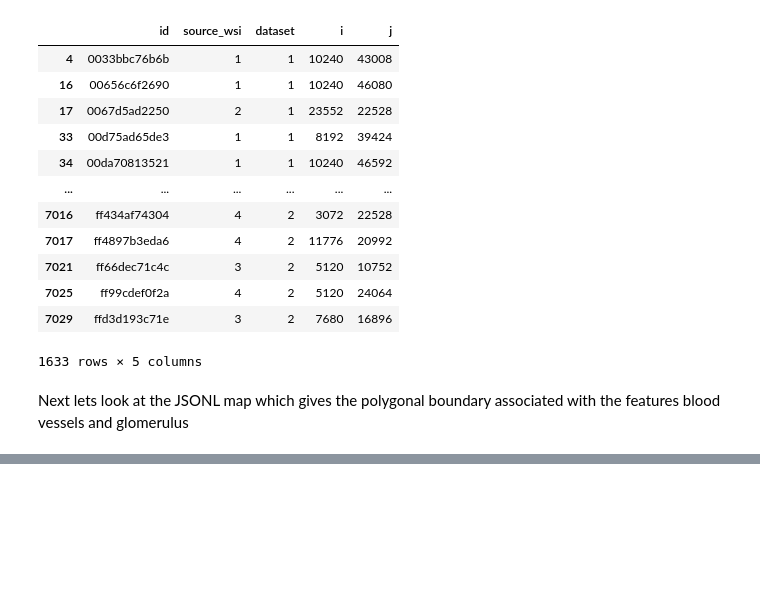
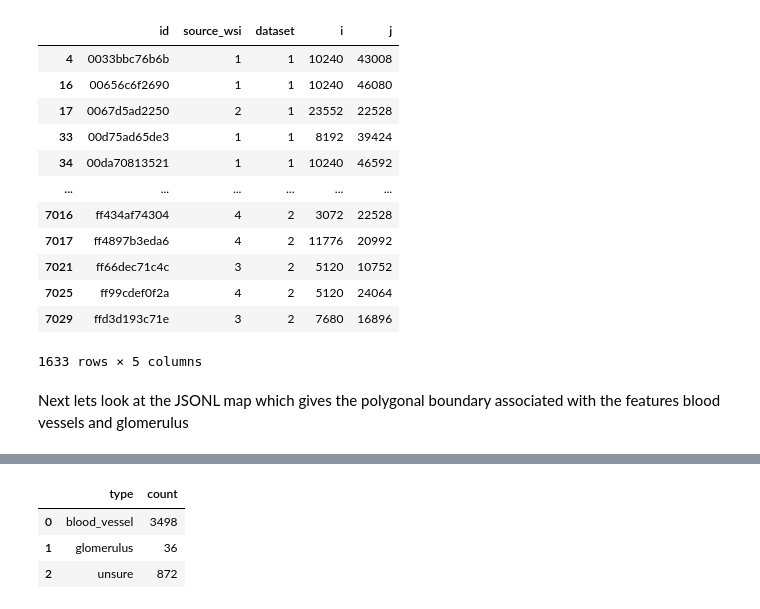
Before and after one commit to AdiG1123/IdentifyingHumanVasculature, a Jupyter notebook: data_exploration.ipynb, the cells around one changed output, grey strips where cells are left out. Drawn from its saved outputs; the diff is of its cells as text; code cells hidden in the pictures; blank space fills up the shorter version.

Commit message:
Updated with some more analysis on the number of types

```diff
--- a/data_exploration.ipynb
+++ b/data_exploration.ipynb
@@ -146,3 +160,15 @@ polygon_map_dataset1
+# %%
+# Check how many glomerulus, vasculature, and unsure we have
+count_types = polygon_map_dataset1.groupby('type')['type'].count().reset_index(name='count')
+count_types
+# x = []
+# fig, ax2 = plt.subplots()
+# ax2.bar()
+# %% [output]
+|  | type | count |
+| 0 | blood_vessel | 3498 |
+| 1 | glomerulus | 36 |
+| 2 | unsure | 872 |
 # %%
 df_example_tile = polygon_map.loc[polygon_map['id'] == '0006ff2aa7cd'].reset_index(drop=True)
 df_example_tile
```
Also changed, not shown: parts of 2 cells of this notebook.
